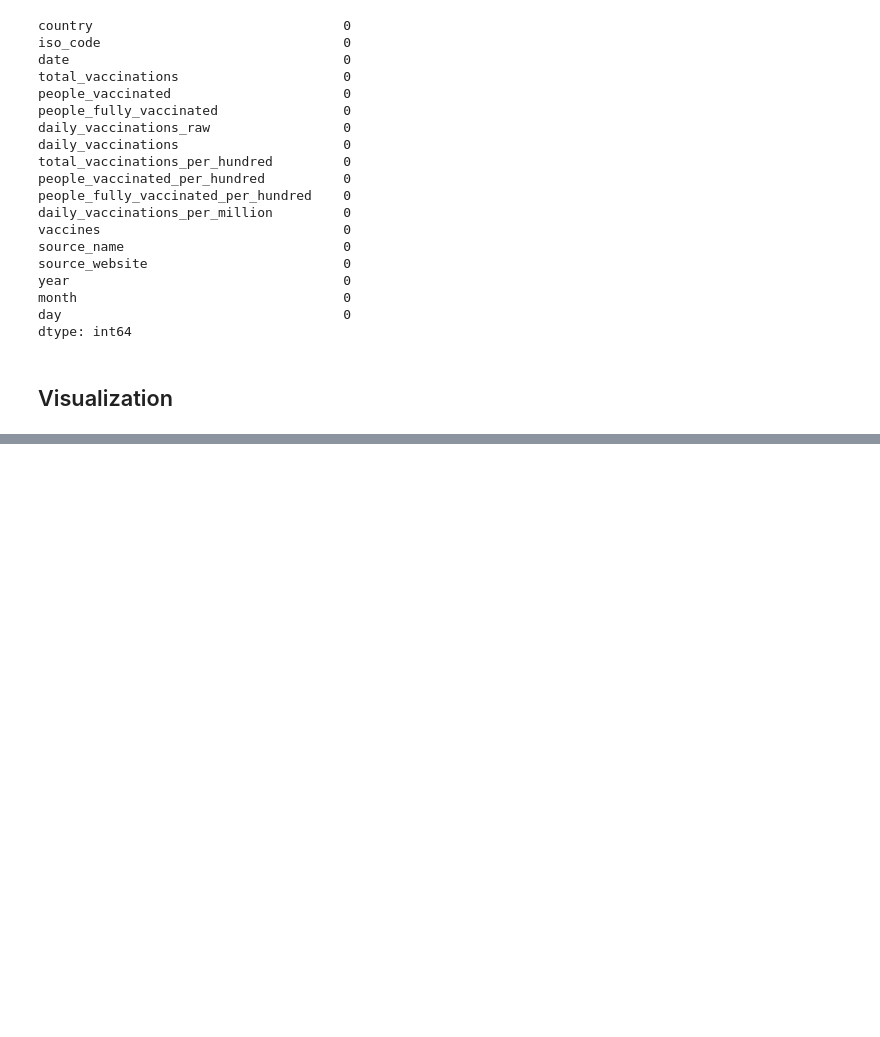
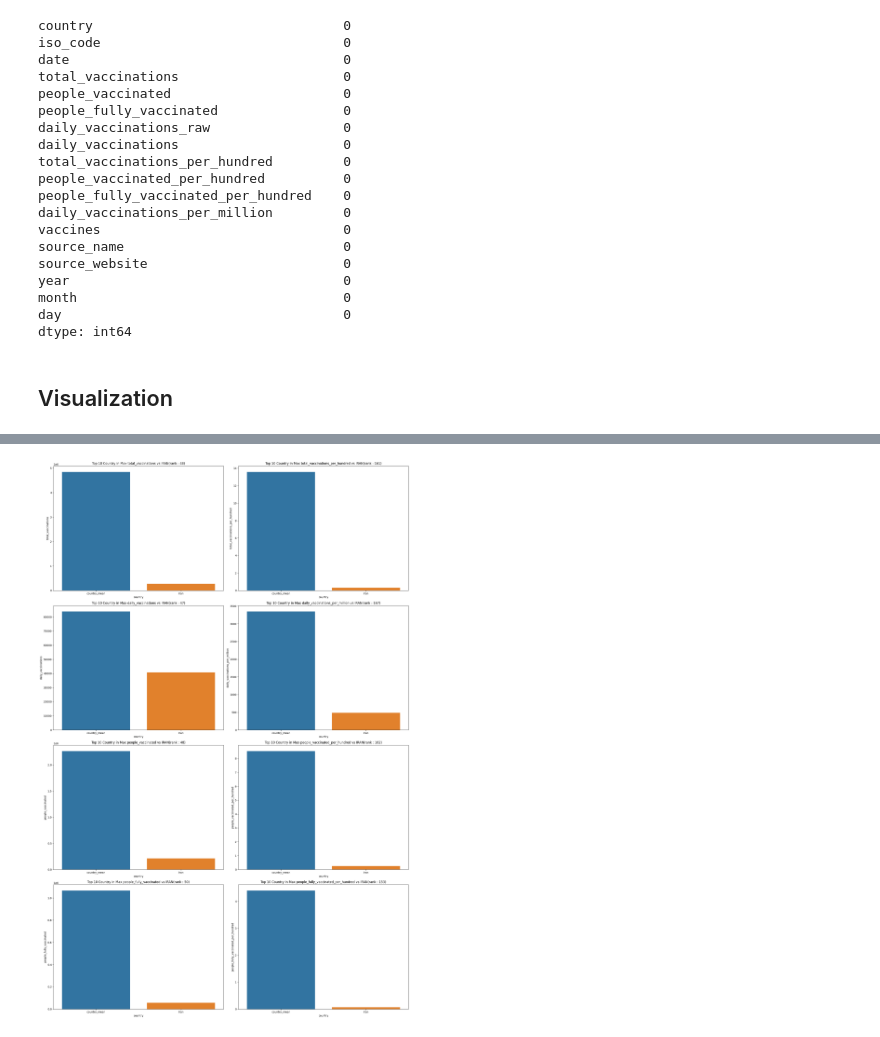
Before and after one commit to omidr1348/Covid_19, a Jupyter notebook: Covid Vaccination.ipynb, the cells around one changed output, grey strips where cells are left out. Saved outputs shown, nothing was run; the diff lists cells and outputs as text; code cells hidden in the pictures; blank space fills up the shorter version.

```diff
--- a/Covid Vaccination.ipynb
+++ b/Covid Vaccination.ipynb
@@ -338,0 +461,36 @@ dtype: int64
+# %%
+fig , ax = plt.subplots(4 , 2 , figsize=(20,30))
+
+features = ['total_vaccinations','total_vaccinations_per_hundred','daily_vaccinations','daily_vaccinations_per_million',
+'people_vaccinated','people_vaccinated_per_hundred','people_fully_vaccinated', 'people_fully_vaccinated_per_hundred']
+
+country_vaccine_mean = covid_df.groupby("country")[features].mean().reset_index()
+country_vaccine_mean
+
+q_iran = "SELECT * FROM country_vaccine_mean WHERE country = 'Iran'"
+
+iran_country = sqldf(q_iran , globals())
+
+counter = 0
+
+for i in range(0,4):
+    for j in range(0,2):
+
+        iran_rank = country_vaccine.sort_values(features[counter] , ascending = False).reset_index()
+        iran_rank = iran_rank[iran_rank['country'] == 'Iran'].index
+
+        country_mean = country_vaccine_mean[features[counter]].mean()
+        country_mean = pd.DataFrame({'country' : ['country_mean'] , f'{features[counter]}' : [country_mean]})
+        country_mean = pd.concat([country_mean , iran_country[['country',features[counter]]]])
+
+        sns.barplot(data= country_mean , x = "country" , y = features[counter] , ax = ax[i , j] )
+
+        ax[i,j].set(title=f'Top 10 Country in Max {features[counter]} vs IRAN(rank : {iran_rank[0]})')
+        ax[i,j].set_xticklabels(ax[i,j].get_xticklabels(),rotation=0)
+        counter +=1
+
+
+fig.tight_layout()
+plt.show()
+# %% [output]
+[figure, added]
```
Also changed, not shown: parts of 14 cells of this notebook.
